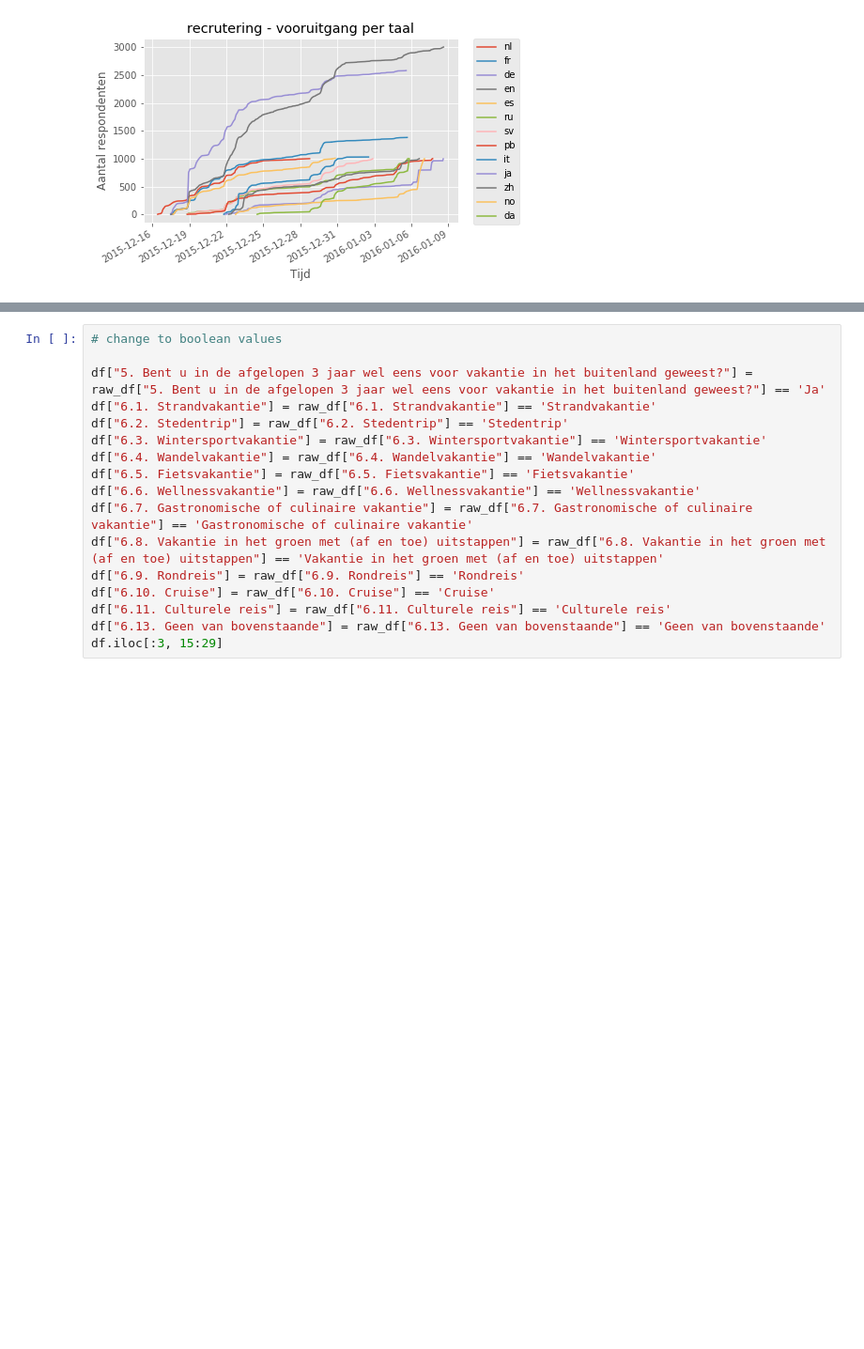
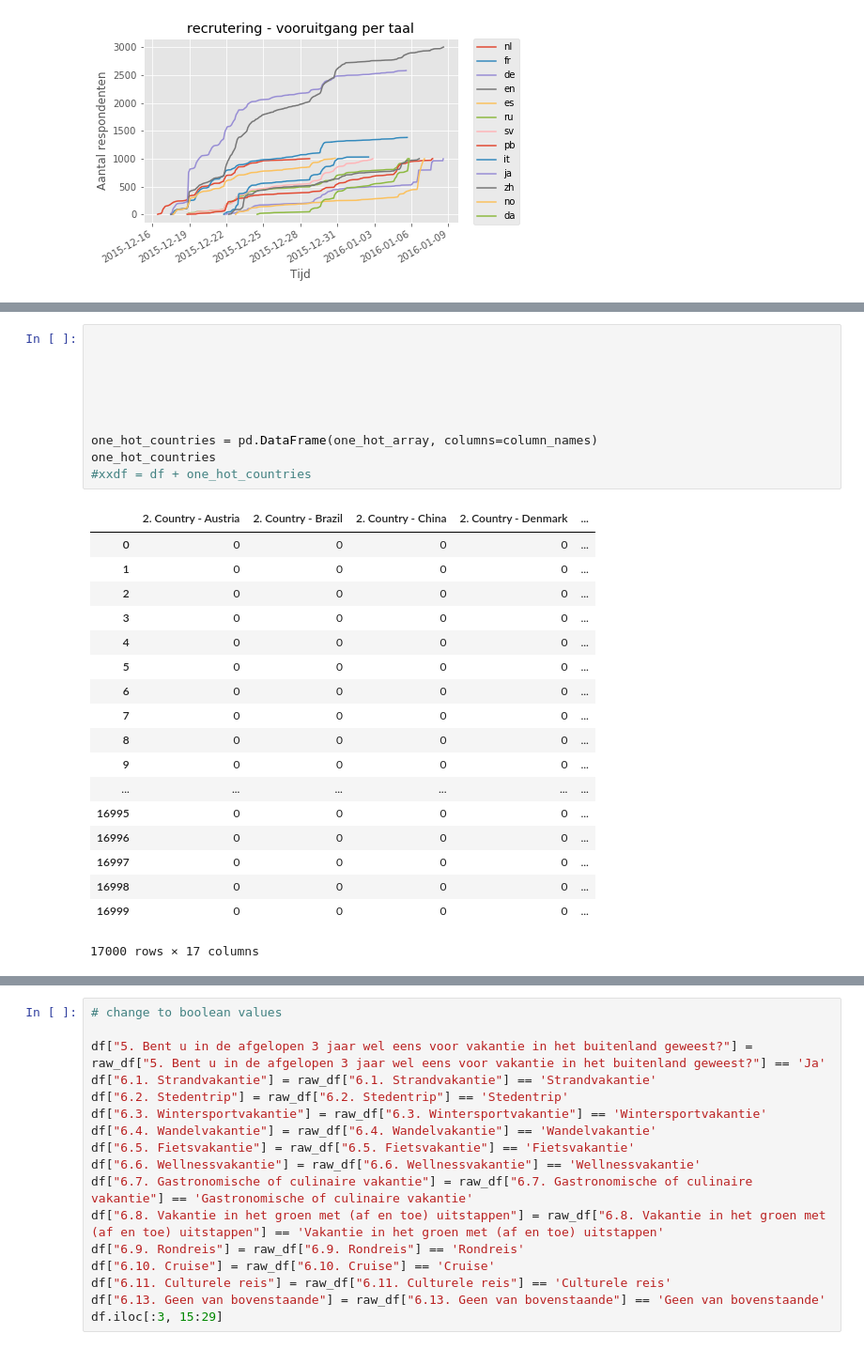
Before and after one commit to tomhostyn/VlMe2017, a Jupyter notebook: Initial exploration.ipynb, the cells around one changed output, grey strips where cells are left out. Shown at 94% size. Drawn from its saved outputs; the diff is of its cells as text; blank space fills up the shorter version.

```diff
--- a/Initial exploration.ipynb
+++ b/Initial exploration.ipynb
@@ -136,0 +160,29 @@ df.iloc[:3, 8:15]
+# %%
+
+
+
+
+
+
+one_hot_countries = pd.DataFrame(one_hot_array, columns=column_names)
+one_hot_countries
+#xxdf = df + one_hot_countries
+# %% [output]
+|  | 2. Country - Austria | 2. Country - Brazil | 2. Country - China | 2. Country - Denmark | ... |
+| 0 | 0 | 0 | 0 | 0 | ... |
+| 1 | 0 | 0 | 0 | 0 | ... |
+| 2 | 0 | 0 | 0 | 0 | ... |
+| 3 | 0 | 0 | 0 | 0 | ... |
+| 4 | 0 | 0 | 0 | 0 | ... |
+| 5 | 0 | 0 | 0 | 0 | ... |
+| 6 | 0 | 0 | 0 | 0 | ... |
+| 7 | 0 | 0 | 0 | 0 | ... |
+| 8 | 0 | 0 | 0 | 0 | ... |
+| 9 | 0 | 0 | 0 | 0 | ... |
+| ... | ... | ... | ... | ... | ... |
+| 16995 | 0 | 0 | 0 | 0 | ... |
+| 16996 | 0 | 0 | 0 | 0 | ... |
+| 16997 | 0 | 0 | 0 | 0 | ... |
+| 16998 | 0 | 0 | 0 | 0 | ... |
+| 16999 | 0 | 0 | 0 | 0 | ... |
+17000 rows × 17 columns
```
Also changed, not shown: parts of 9 cells of this notebook.
